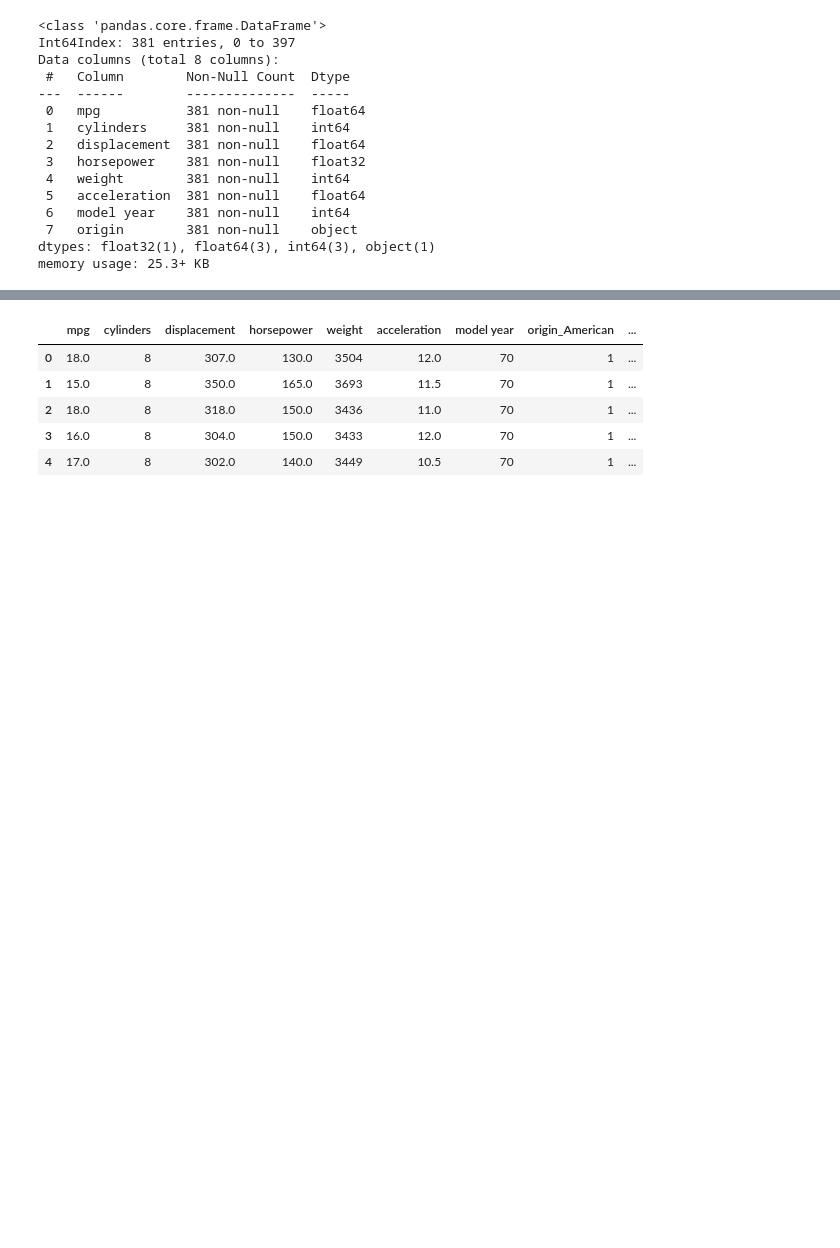
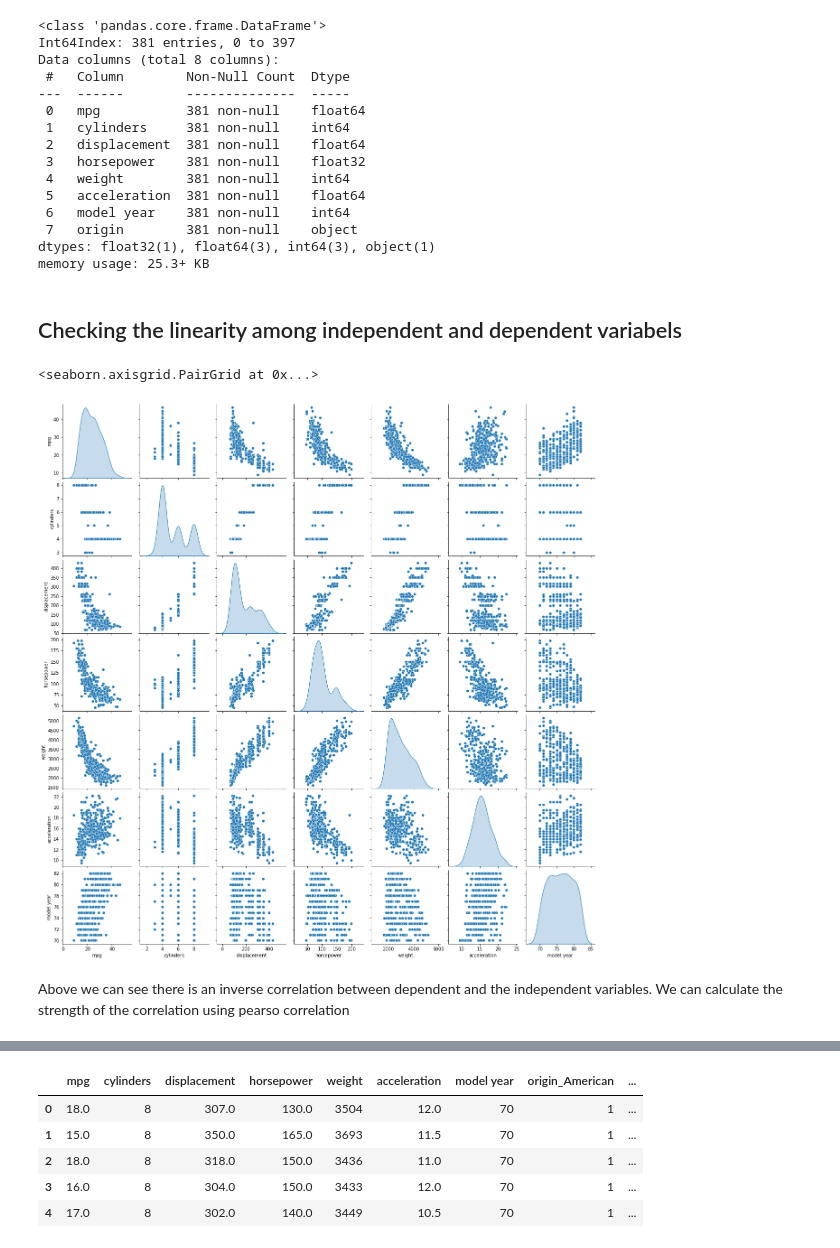
Before and after one commit to VAMSEE92/Linear-Regression, a Jupyter notebook: Linear_reg.ipynb, the cells around one changed output, grey strips where cells are left out. Cells and saved outputs as stored; diff of their text form; code cells hidden in the pictures; blank space fills up the shorter version.

Commit message:
Created a simple linear regression model

```diff
--- a/Linear_reg.ipynb
+++ b/Linear_reg.ipynb
@@ -194,3 +208,12 @@ Data columns (total 8 columns):
  7   origin        381 non-null    object
 dtypes: float32(1), float64(3), int64(3), object(1)
 memory usage: 25.3+ KB
+# %% [markdown]
+## Checking the linearity among independent and dependent variabels
+# %%
+sns.pairplot(data.iloc[:,0:7],diag_kind='kde')
+# %% [output]
+<seaborn.axisgrid.PairGrid at 0x...>
+[figure, added]
+# %% [markdown]
+Above we can see there is an inverse correlation between dependent and the independent variables. We can calculate the strength of the correlation using pearso correlation
```
Also changed, not shown: parts of 25 cells of this notebook, 6 other files.
